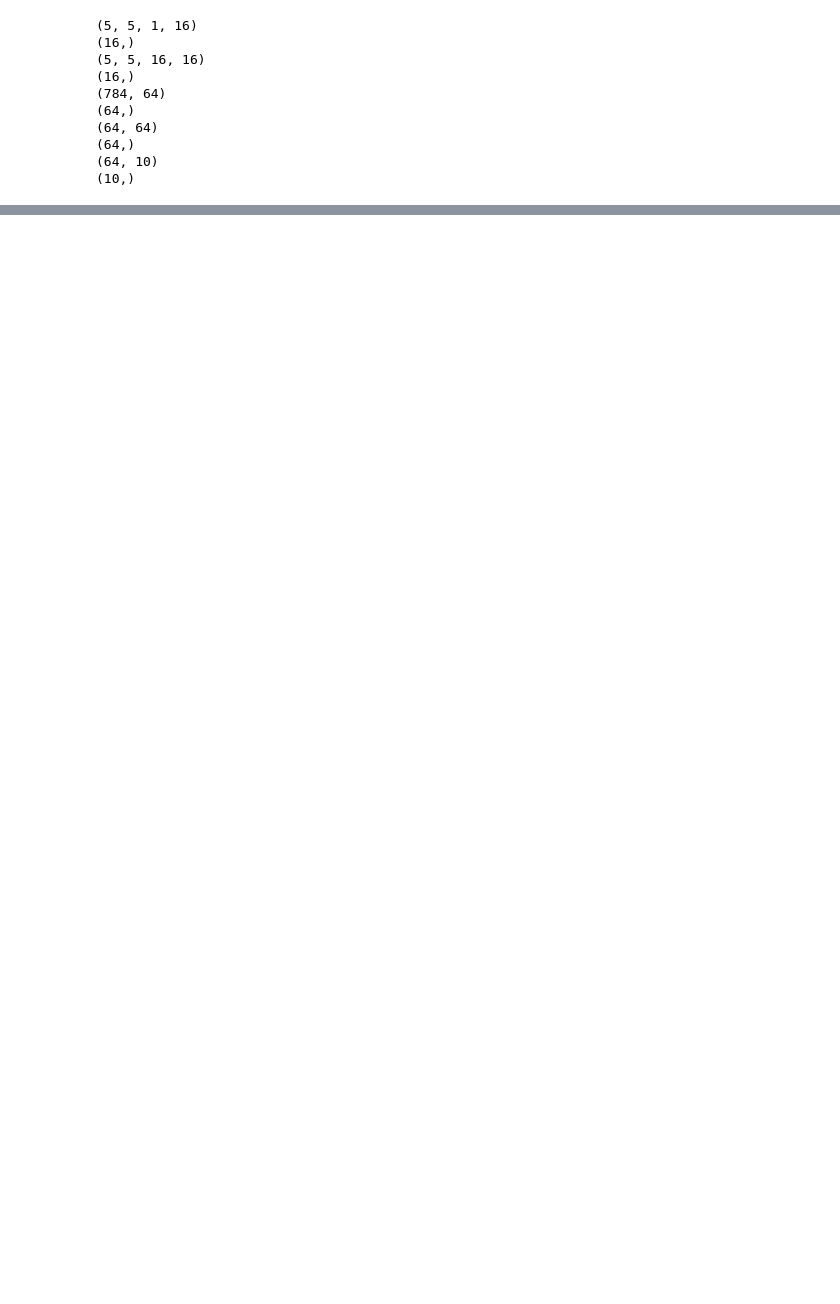
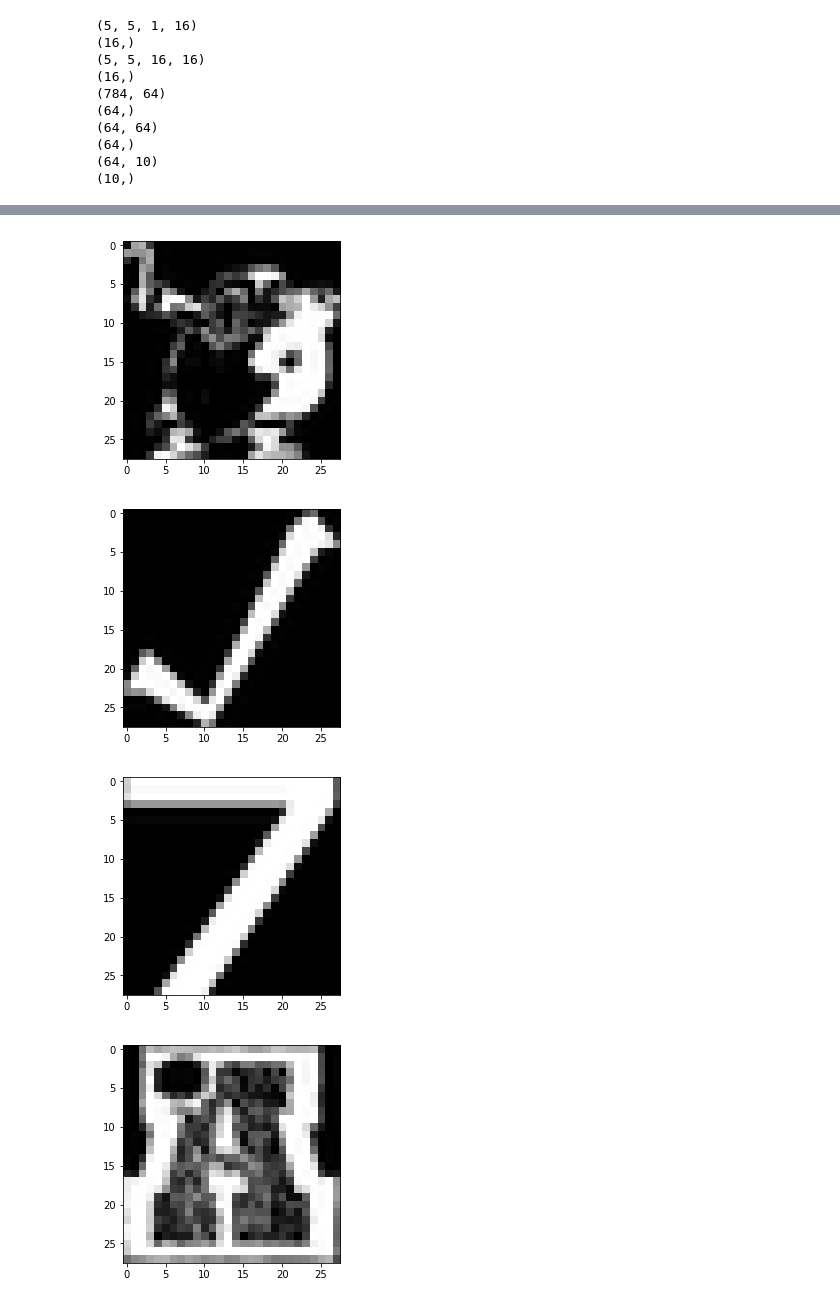
Before and after one commit to KhanShabnam/AnalyzeThis_2017_AI_Challenge, a Jupyter notebook: notmnist_conv_pretrained.ipynb, the cells around one changed output, grey strips where cells are left out. Cells and saved outputs as stored; diff of their text form; code cells hidden in the pictures; blank space fills up the shorter version.

```diff
--- a/notmnist_conv_pretrained.ipynb
+++ b/notmnist_conv_pretrained.ipynb
@@ -198,0 +208,14 @@ plt.show()
+# %%
+valid_dataset_mislabeled = valid_dataset[~correct_valid,:,:,0]
+true_valid_mislabeled = true_valid[~correct_valid]
+
+for i in np.arange(10):
+    plt.figure(0)
+    plt.imshow(valid_dataset_mislabeled[i,:,:])
+    plt.gray()
+    plt.show()
+# %% [output]
+[figure, added]
+[figure, added]
+[figure, added]
+[figure, added]
```
Also changed, not shown: parts of 12 cells of this notebook, 3 other files.
